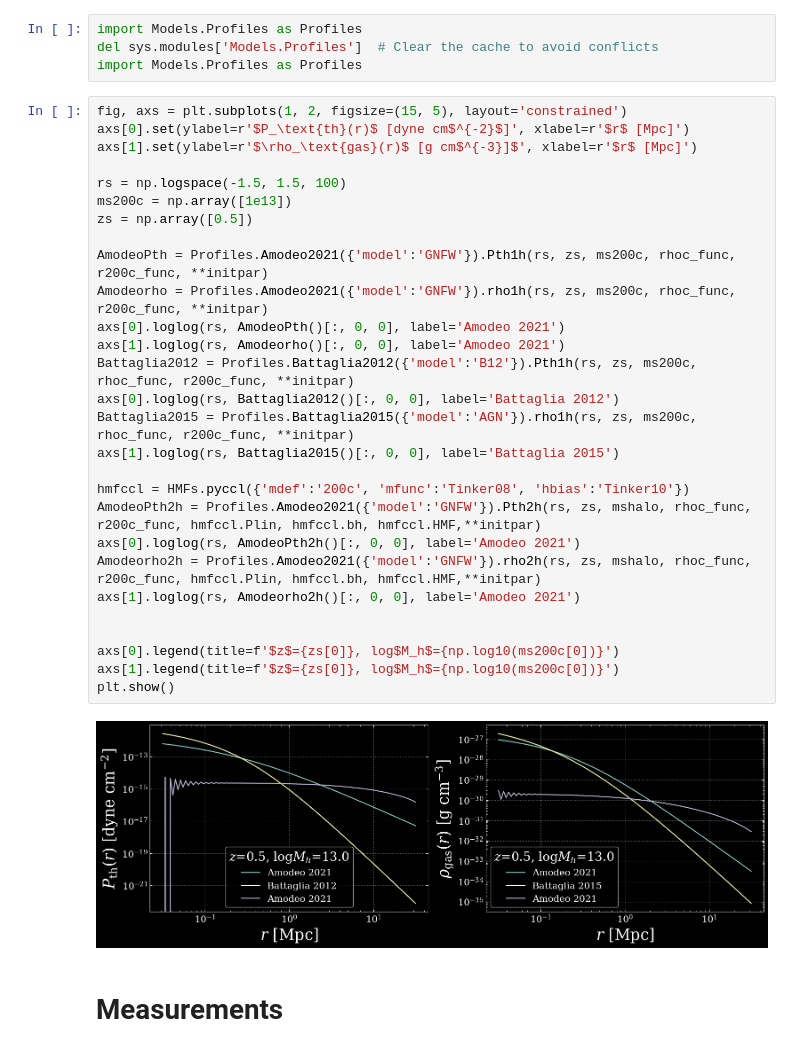
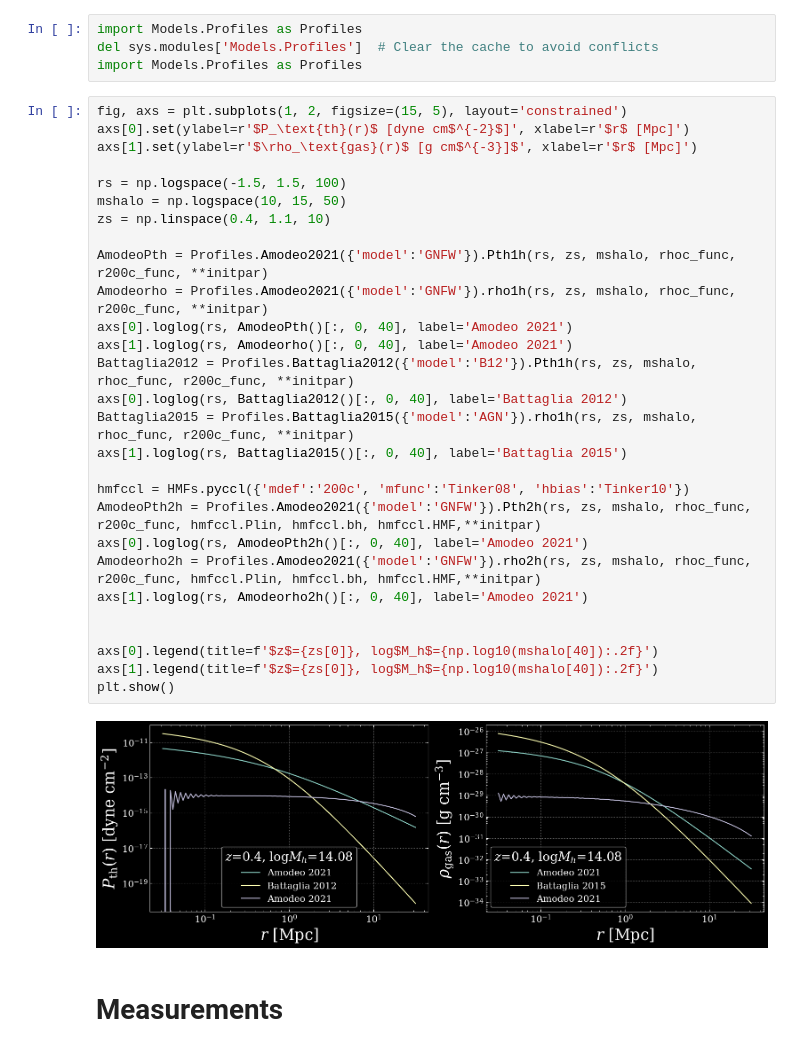
Before and after one commit to chadpopik/CAPPIBARAS, a Jupyter notebook: Intro.ipynb, the cells around one changed output. Cells and saved outputs as stored; diff of their text form.

Commit message:
Changed orgnization, added some more detail to models, did more checks, etc

```diff
--- a/Intro.ipynb
+++ b/Intro.ipynb
@@ -122,33 +117,33 @@ import Models.Profiles as Profiles
 # %%
 fig, axs = plt.subplots(1, 2, figsize=(15, 5), layout='constrained')
 axs[0].set(ylabel=r'$P_\text{th}(r)$ [dyne cm$^{-2}$]', xlabel=r'$r$ [Mpc]')
 axs[1].set(ylabel=r'$\rho_\text{gas}(r)$ [g cm$^{-3}]$', xlabel=r'$r$ [Mpc]')
 
 rs = np.logspace(-1.5, 1.5, 100)
-ms200c = np.array([1e13])
-zs = np.array([0.5])
+mshalo = np.logspace(10, 15, 50)
+zs = np.linspace(0.4, 1.1, 10)
 
-AmodeoPth = Profiles.Amodeo2021({'model':'GNFW'}).Pth1h(rs, zs, ms200c, rhoc_func, r200c_func, **initpar)
-Amodeorho = Profiles.Amodeo2021({'model':'GNFW'}).rho1h(rs, zs, ms200c, rhoc_func, r200c_func, **initpar)
-axs[0].loglog(rs, AmodeoPth()[:, 0, 0], label='Amodeo 2021')
-axs[1].loglog(rs, Amodeorho()[:, 0, 0], label='Amodeo 2021')
-Battaglia2012 = Profiles.Battaglia2012({'model':'B12'}).Pth1h(rs, zs, ms200c, rhoc_func, r200c_func, **initpar)
-axs[0].loglog(rs, Battaglia2012()[:, 0, 0], label='Battaglia 2012')
-Battaglia2015 = Profiles.Battaglia2015({'model':'AGN'}).rho1h(rs, zs, ms200c, rhoc_func, r200c_func, **initpar)
-axs[1].loglog(rs, Battaglia2015()[:, 0, 0], label='Battaglia 2015')
+AmodeoPth = Profiles.Amodeo2021({'model':'GNFW'}).Pth1h(rs, zs, mshalo, rhoc_func, r200c_func, **initpar)
+Amodeorho = Profiles.Amodeo2021({'model':'GNFW'}).rho1h(rs, zs, mshalo, rhoc_func, r200c_func, **initpar)
+axs[0].loglog(rs, AmodeoPth()[:, 0, 40], label='Amodeo 2021')
+axs[1].loglog(rs, Amodeorho()[:, 0, 40], label='Amodeo 2021')
+Battaglia2012 = Profiles.Battaglia2012({'model':'B12'}).Pth1h(rs, zs, mshalo, rhoc_func, r200c_func, **initpar)
+axs[0].loglog(rs, Battaglia2012()[:, 0, 40], label='Battaglia 2012')
+Battaglia2015 = Profiles.Battaglia2015({'model':'AGN'}).rho1h(rs, zs, mshalo, rhoc_func, r200c_func, **initpar)
+axs[1].loglog(rs, Battaglia2015()[:, 0, 40], label='Battaglia 2015')
 
 hmfccl = HMFs.pyccl({'mdef':'200c', 'mfunc':'Tinker08', 'hbias':'Tinker10'})
 AmodeoPth2h = Profiles.Amodeo2021({'model':'GNFW'}).Pth2h(rs, zs, mshalo, rhoc_func, r200c_func, hmfccl.Plin, hmfccl.bh, hmfccl.HMF,**initpar)
-axs[0].loglog(rs, AmodeoPth2h()[:, 0, 0], label='Amodeo 2021')
+axs[0].loglog(rs, AmodeoPth2h()[:, 0, 40], label='Amodeo 2021')
 Amodeorho2h = Profiles.Amodeo2021({'model':'GNFW'}).rho2h(rs, zs, mshalo, rhoc_func, r200c_func, hmfccl.Plin, hmfccl.bh, hmfccl.HMF,**initpar)
-axs[1].loglog(rs, Amodeorho2h()[:, 0, 0], label='Amodeo 2021')
+axs[1].loglog(rs, Amodeorho2h()[:, 0, 40], label='Amodeo 2021')
 
 
-axs[0].legend(title=f'$z$={zs[0]}, log$M_h$={np.log10(ms200c[0])}')
-axs[1].legend(title=f'$z$={zs[0]}, log$M_h$={np.log10(ms200c[0])}')
+axs[0].legend(title=f'$z$={zs[0]}, log$M_h$={np.log10(mshalo[40]):.2f}')
+axs[1].legend(title=f'$z$={zs[0]}, log$M_h$={np.log10(mshalo[40]):.2f}')
 plt.show()
 # %% [output]
-[figure, old version]
+[figure, new version]
 # %% [markdown]
 # Measurements
 # %%
```
Also changed, not shown: parts of 18 cells of this notebook, 21 other files.
